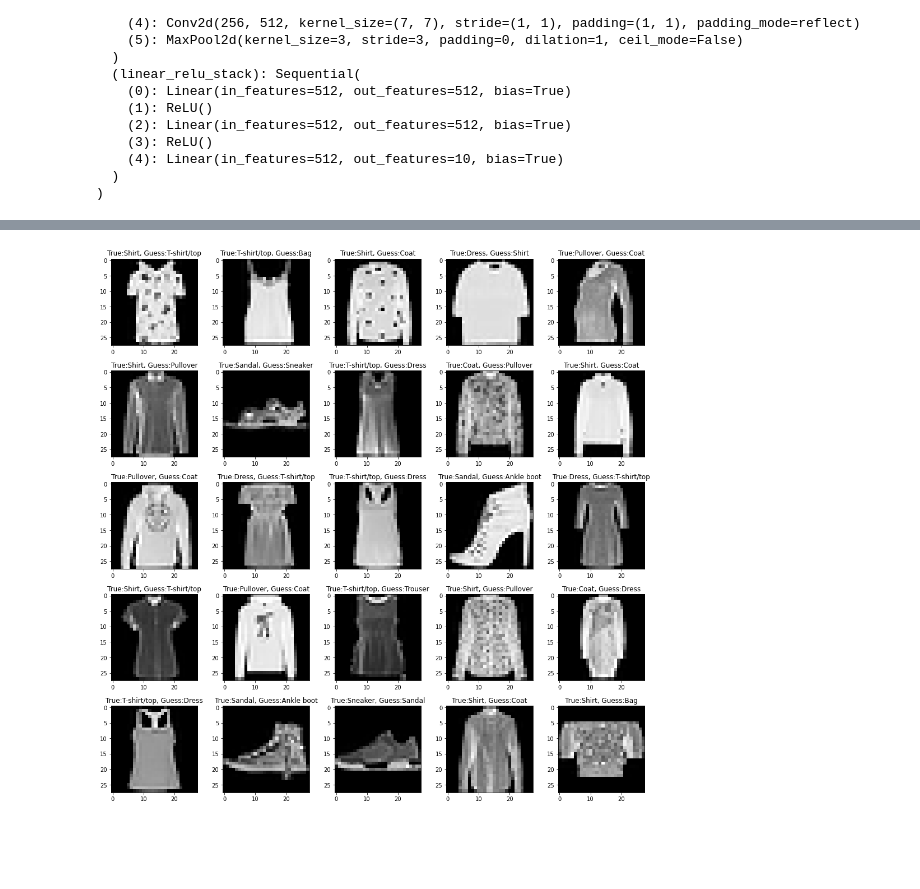
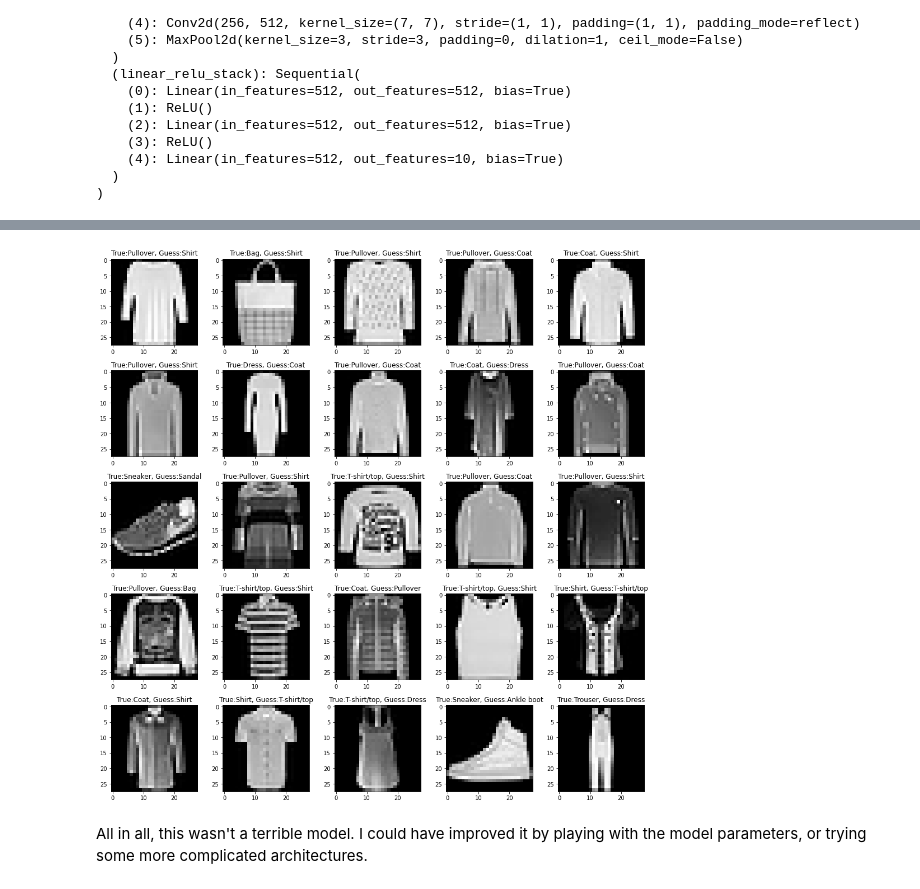
Before and after one commit to mellertd/roux_ml, a Jupyter notebook: task2_fashionMNIST.ipynb, the cells around one changed output, grey strips where cells are left out. Saved outputs shown, nothing was run; the diff lists cells and outputs as text; code cells hidden in the pictures; blank space fills up the shorter version.

```diff
--- a/task2_fashionMNIST.ipynb
+++ b/task2_fashionMNIST.ipynb
@@ -138,7 +106,7 @@ def test(dataloader, model, loss_fn):
 
 epochs = 15
 for t in trange(epochs):
-    train(train_dataloader, model, loss_fn, optimizer)
-    test(test_dataloader, model, loss_fn)
+    train(device, train_dataloader, model, loss_fn, optimizer)
+    test(device, test_dataloader, model, loss_fn)
 # %% [output]
 Test Error:
@@ -255,9 +166,9 @@ CNeuralNetwork(
 
 optimizer = torch.optim.SGD(model2.parameters(), lr=1e-3)  # Stochastic Gradient Descent
 
-epochs = 15
+epochs = 25
 for t in trange(epochs):
-    train(train_dataloader, model2, loss_fn, optimizer)
-    test(test_dataloader, model2, loss_fn)
+    train(device, train_dataloader, model2, loss_fn, optimizer)
+    test(device, test_dataloader, model2, loss_fn)
 # %% [output]
 Test Error:
@@ -307,0 +199,3 @@ CNeuralNetwork(
+# %%
+model3 = torch.load('models/mycnn_best')
+test(device, test_dataloader, model3, loss_fn)
@@ -308,4 +205,6 @@ CNeuralNetwork(
 # %%
-explore_wrong_5x5(train_dataloader, model2, device, class_labels=training_data.classes, seed=12345)
+explore_wrong_5x5(train_dataloader, model3, device, class_labels=training_data.classes, seed=12345)
 # %% [output]
-[figure, old version]
+[figure, new version]
+# %% [markdown]
+All in all, this wasn't a terrible model. I could have improved it by playing with the model parameters, or trying some more complicated architectures.
```
Also changed, not shown: parts of 25 cells of this notebook, 3 other files.
